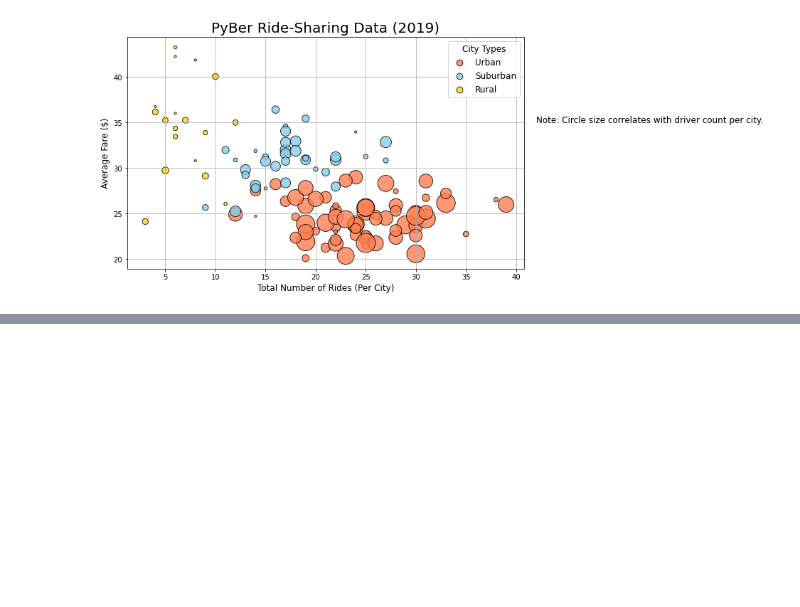
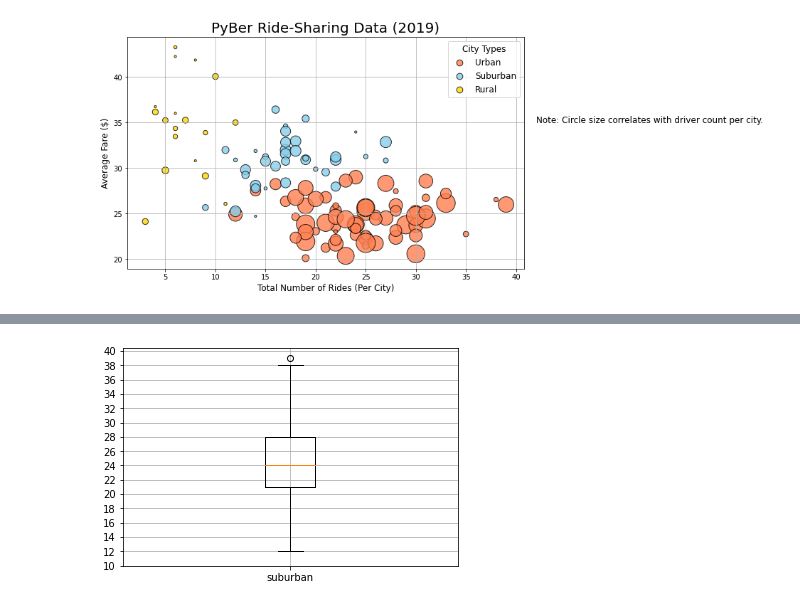
Before and after one commit to emmanuelbrim/PyBer_Analysis, a Jupyter notebook: PyBer.ipynb, the cells around one changed output, grey strips where cells are left out. Cells and saved outputs as stored; diff of their text form; code cells hidden in the pictures; blank space fills up the shorter version.

```diff
--- a/PyBer.ipynb
+++ b/PyBer.ipynb
@@ -327,0 +550,9 @@ plt.show()
+# %%
+suburban=["suburban"]
+fig, ax = plt.subplots()
+ax.boxplot(urban_ride_count, labels=suburban)
+ax.set_yticks(np.arange(10, 41, step=2.0))
+ax.grid()
+plt.show()
+# %% [output]
+[figure, added]
```
Also changed, not shown: parts of 46 cells of this notebook, 7 other files.
